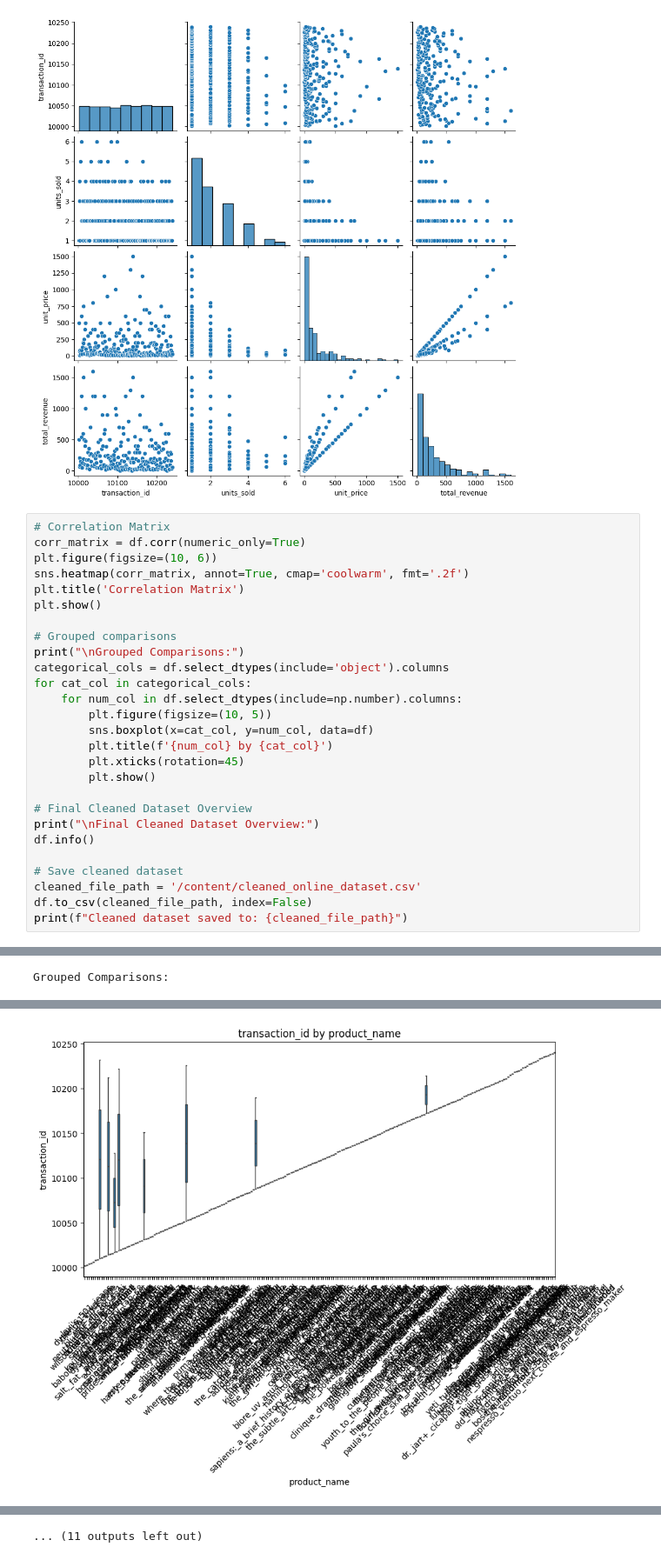
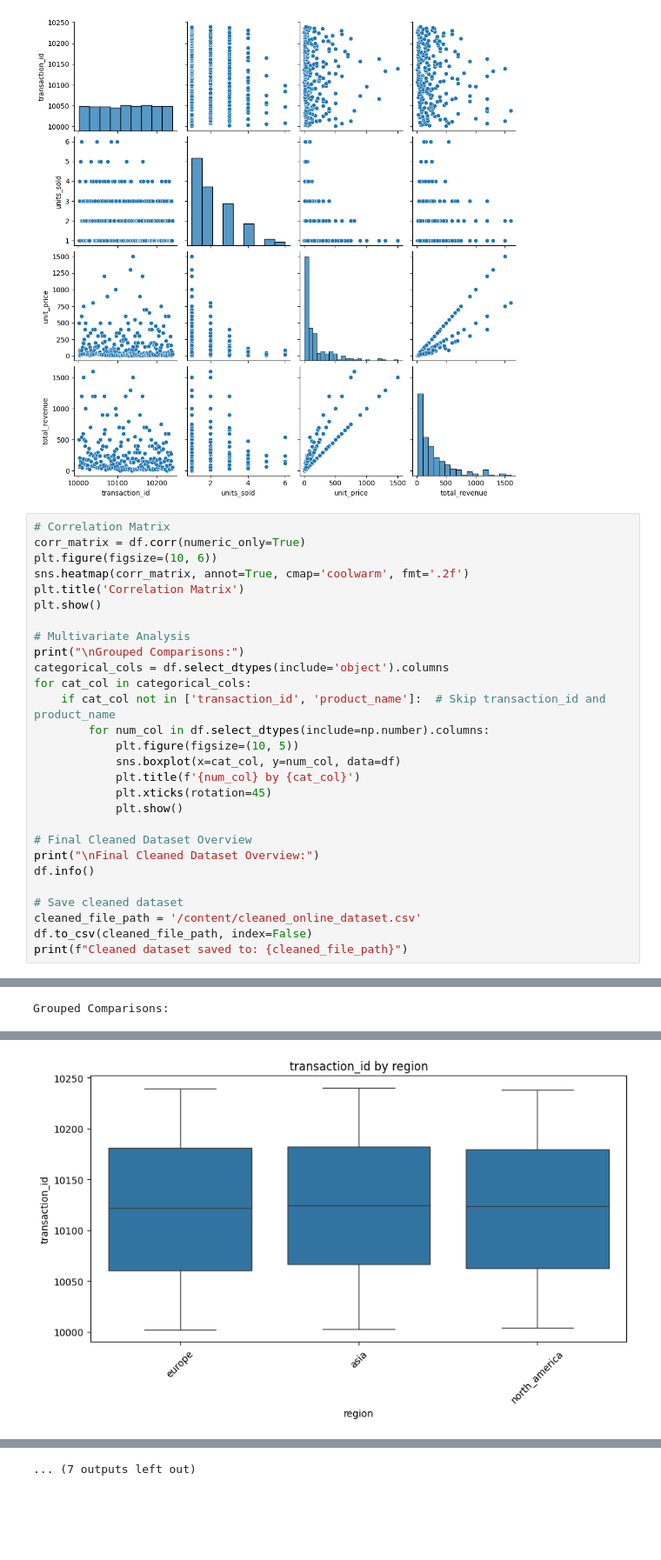
Before and after one commit to Pranjal11095/DAI101, a Jupyter notebook: Rathod_Pranjal_23114084.ipynb, the cells around one changed output, grey strips where cells are left out. Shown at 87% size. Cells and saved outputs as stored; diff of their text form; blank space fills up the shorter version.

```diff
--- a/Rathod_Pranjal_23114084.ipynb
+++ b/Rathod_Pranjal_23114084.ipynb
@@ -88,38 +88,39 @@ Bivariate Analysis:
 # Correlation Matrix
 corr_matrix = df.corr(numeric_only=True)
 plt.figure(figsize=(10, 6))
 sns.heatmap(corr_matrix, annot=True, cmap='coolwarm', fmt='.2f')
 plt.title('Correlation Matrix')
 plt.show()
 
-# Grouped comparisons
+# Multivariate Analysis
 print("\nGrouped Comparisons:")
 categorical_cols = df.select_dtypes(include='object').columns
 for cat_col in categorical_cols:
-    for num_col in df.select_dtypes(include=np.number).columns:
-        plt.figure(figsize=(10, 5))
-        sns.boxplot(x=cat_col, y=num_col, data=df)
-        plt.title(f'{num_col} by {cat_col}')
-        plt.xticks(rotation=45)
-        plt.show()
+    if cat_col not in ['transaction_id', 'product_name']:  # Skip transaction_id and product_name
+        for num_col in df.select_dtypes(include=np.number).columns:
+            plt.figure(figsize=(10, 5))
+            sns.boxplot(x=cat_col, y=num_col, data=df)
+            plt.title(f'{num_col} by {cat_col}')
+            plt.xticks(rotation=45)
+            plt.show()
 
 # Final Cleaned Dataset Overview
 print("\nFinal Cleaned Dataset Overview:")
 df.info()
 
 # Save cleaned dataset
 cleaned_file_path = '/content/cleaned_online_dataset.csv'
 df.to_csv(cleaned_file_path, index=False)
 print(f"Cleaned dataset saved to: {cleaned_file_path}")
 # %% [output]
 [figure]
 Grouped Comparisons:
 [figure]
 [figure]
 [figure]
 [figure]
 [figure]
 [figure]
 [figure]
 [figure]
-[figure, old version]
+[figure, new version]
@@ -127 +128 @@ Grouped Comparisons:
-... (11 outputs left out)
+... (7 outputs left out)
```
Also changed, not shown: parts of 1 cell of this notebook.
